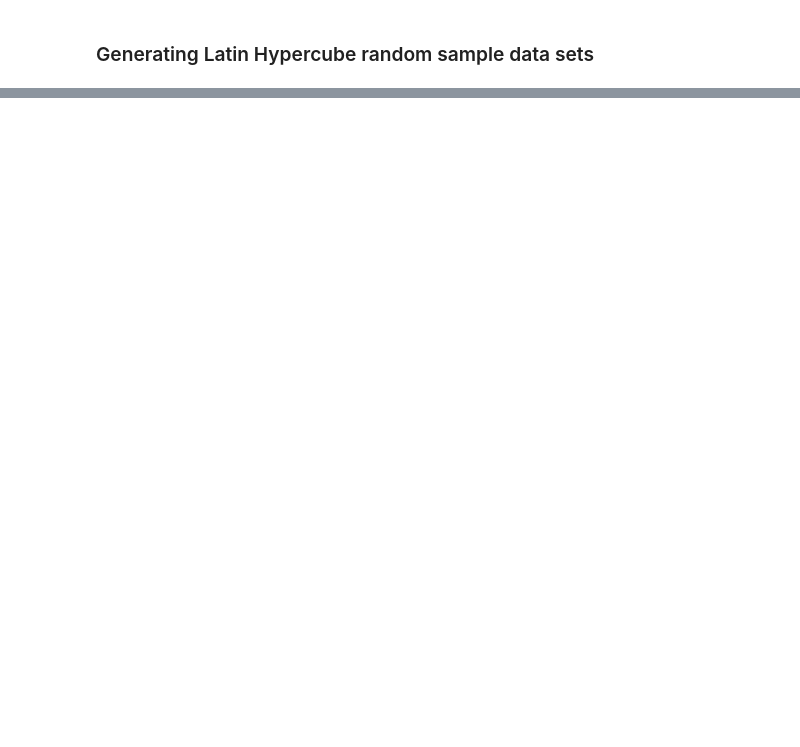
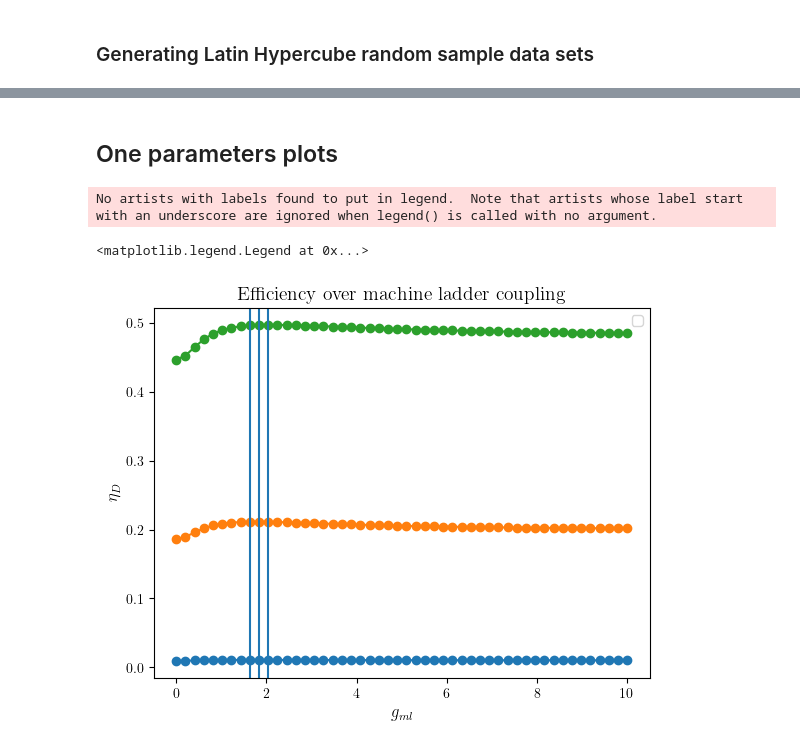
Before and after one commit to Emanuel-Schwarzhans/Quantum-detectors-as-autonomous-machines-assessing-the-thermodynamics-of-information-acquisit-co, a Jupyter notebook: thermal_single_photon_activation_amplification.ipynb, the cells around one changed output, grey strips where cells are left out. Drawn from its saved outputs; the diff is of its cells as text; code cells hidden in the pictures; blank space fills up the shorter version.

```diff
--- a/thermal_single_photon_activation_amplification.ipynb
+++ b/thermal_single_photon_activation_amplification.ipynb
@@ -404,9 +287,0 @@ sample set no.39, dataset size (690, 22)
-# %%
-## Generating dataset
-
-data=[]
-for TC in [0.15,0.2,0.25,0.3]:
-    parameters["TC"]=TC
-    parameters["Tb"]=parameters["TC"]
-    parameters["Td"]=parameters["TC"]
-    data.append(get_FoM_vari_one_parameter(parameters,"TV",np.linspace(-10,0.001,200)))
@@ -466,3 +287,0 @@ plt.legend()
-# %%
-parameters["TC"]=0.8
-data.append(get_FoM_vari_one_parameter(parameters,"TV",np.linspace(-20,0.01,200)))
@@ -1458,0 +389,41 @@ Quantum object: dims=[[4], [4]], shape=(4, 4), type='oper', dtype=Dense, isherm=
+# %% [markdown]
+## One parameters plots
+# %%
+plot_list=[]
+for rateD in [0.1,.5,1]:
+    parameters["rateD"]=rateD
+    plot_list.append(L_get_FoM_vari_one_parameter(parameters,"g_ml",np.linspace(0.001,10,50)))
+# %%
+fig, ax = plt.subplots()
+ax.set_xlabel("$g_{ml}$")
+ax.set_ylabel("$\eta_D$")
+
+[plt.plot(plot["g_ml"].values,plot["efficiency"].values,marker="o") for plot in plot_list]
+plt.axvline(x=plot_list[0][plot_list[0]["efficiency"]==max(plot_list[0]["efficiency"])]["g_ml"].values[0])
+plt.axvline(x=plot_list[1][plot_list[1]["efficiency"]==max(plot_list[1]["efficiency"])]["g_ml"].values[0])
+plt.axvline(x=plot_list[2][plot_list[2]["efficiency"]==max(plot_list[2]["efficiency"])]["g_ml"].values[0])
+
+# ax.set_yscale('log')
+# ax.set_xscale('log')
+# plt.xlim(0,20)
+plt.title("Efficiency over machine ladder coupling")
+
+# Add a caption
+# caption = (r"\textbf{Figure 1.} parameters: "
+#            fr"$R_M$={rateM}, $R_B$={rateB}, $R_D$={rateD}, $T_H$={TH}, $T_C$={TC}, $T_B$={Tb}, $T_D$={Td},"
+#            r" \\ \quad"fr"$e_S$={e_s}, $e_C${e_C:.3f}, $e_l$={e_l}, "r"$g_{sl}$="fr"{g_sl}, "r"$g_{ml}$="fr"{g_ml}, $d_l$={d_l}, $t_f=${t_f}, "r"$t_\mathrm{steps}=$"fr"{t_steps}, $k=${k}")
+
+# caption = (
+#     r"\textbf{Figure 1.} Parameters: \\"
+#     fr"$R_M={rateM}, R_B={rateB}, R_D={rateD},T_H={TH} T_C={TC}, T_B={Tb}, T_D={Td},$ \\"
+#     r"\quad "
+#     fr"$e_S={e_s}, e_C={e_C:.3f}, e_l={e_l}, g_{{sl}}={g_sl}, g_{{ml}}={g_ml}, d_l={d_l},$ \\"
+#     fr"$t_f={t_f}, t_{{\mathrm{{steps}}}}={t_steps}, k={k}$"
+# )
+
+# plt.figtext(0.5, -0.1, caption, wrap=True, horizontalalignment='center', fontsize=12)
+plt.legend()
+# %% [output]
+No artists with labels found to put in legend.  Note that artists whose label start with an underscore are ignored when legend() is called with no argument.
+<matplotlib.legend.Legend at 0x...>
+[figure, added]
```
Also changed, not shown: parts of 129 cells of this notebook, 8 other files.
